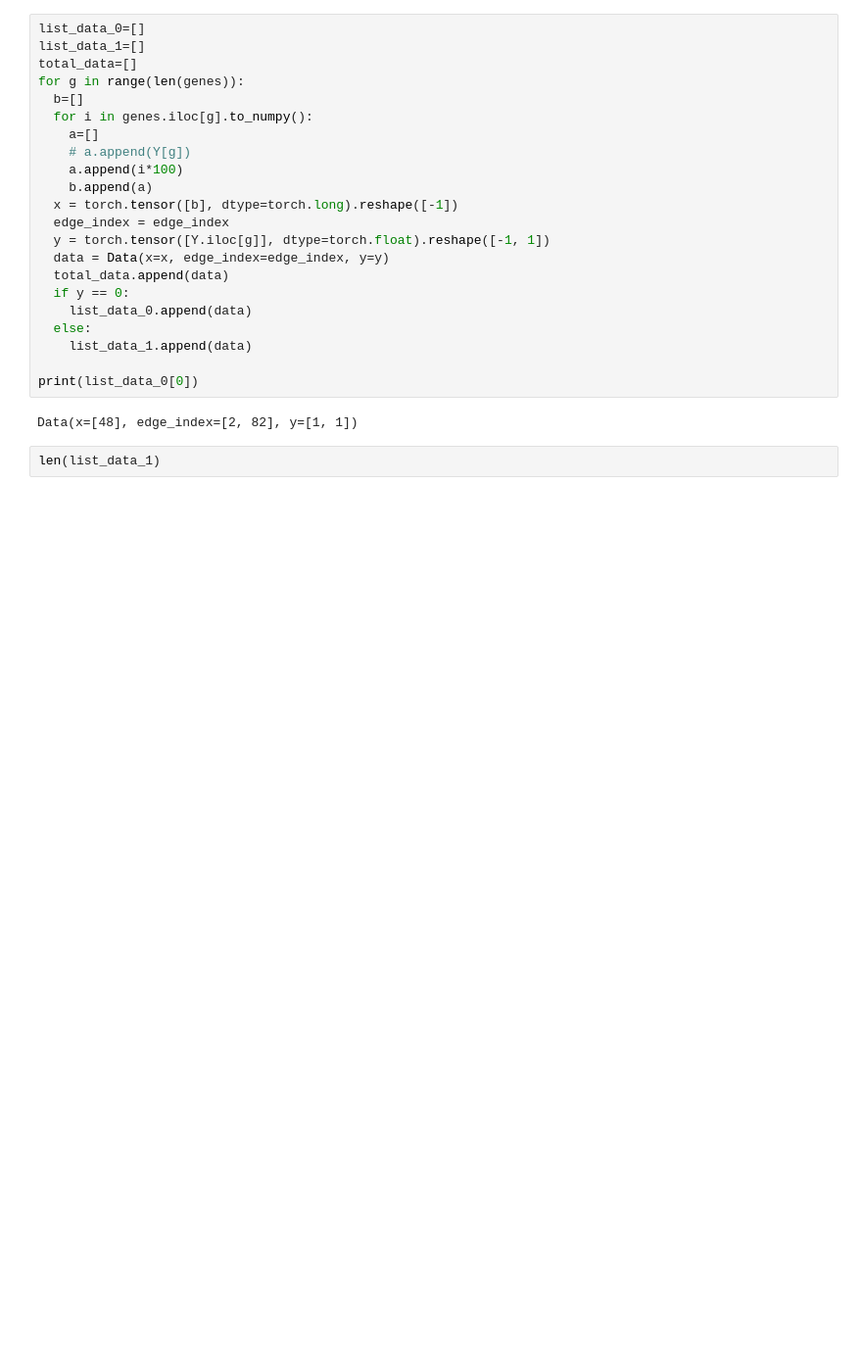
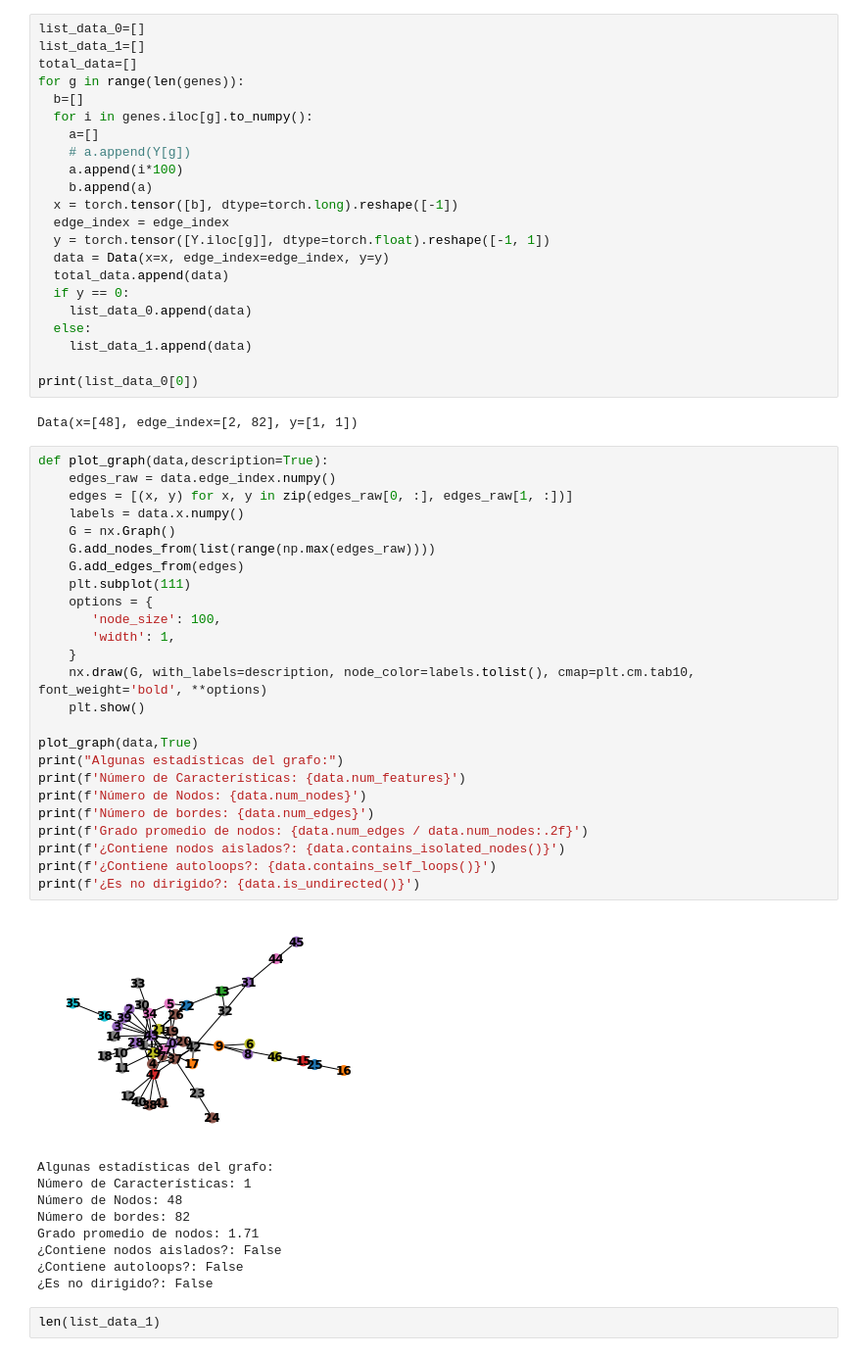
Before and after one commit to greendiscbio/ART_project, a Jupyter notebook: GNN model/Model/PPT-Ohmnet/Second big pool/mrcc_gnn_score_0.2_k-fold.ipynb, the cells around one changed output. Shown at 98% size. Drawn from its saved outputs; the diff is of its cells as text; blank space fills up the shorter version.

```diff
--- a/GNN model/Model/PPT-Ohmnet/Second big pool/mrcc_gnn_score_0.2_k-fold.ipynb
+++ b/GNN model/Model/PPT-Ohmnet/Second big pool/mrcc_gnn_score_0.2_k-fold.ipynb
@@ -160,6 +160,41 @@ for g in range(len(genes)):
 print(list_data_0[0])
 # %% [output]
 Data(x=[48], edge_index=[2, 82], y=[1, 1])
+# %%
+def plot_graph(data,description=True):
+    edges_raw = data.edge_index.numpy()
+    edges = [(x, y) for x, y in zip(edges_raw[0, :], edges_raw[1, :])]
+    labels = data.x.numpy()
+    G = nx.Graph()
+    G.add_nodes_from(list(range(np.max(edges_raw))))
+    G.add_edges_from(edges)
+    plt.subplot(111)
+    options = {
+       'node_size': 100,
+       'width': 1,
+    }
+    nx.draw(G, with_labels=description, node_color=labels.tolist(), cmap=plt.cm.tab10, font_weight='bold', **options)
+    plt.show()
+
+plot_graph(data,True)
+print("Algunas estadísticas del grafo:")
+print(f'Número de Características: {data.num_features}')
+print(f'Número de Nodos: {data.num_nodes}')
+print(f'Número de bordes: {data.num_edges}')
+print(f'Grado promedio de nodos: {data.num_edges / data.num_nodes:.2f}')
+print(f'¿Contiene nodos aislados?: {data.contains_isolated_nodes()}')
+print(f'¿Contiene autoloops?: {data.contains_self_loops()}')
+print(f'¿Es no dirigido?: {data.is_undirected()}')
+# %% [output]
+[figure, added]
+Algunas estadísticas del grafo:
+Número de Características: 1
+Número de Nodos: 48
+Número de bordes: 82
+Grado promedio de nodos: 1.71
+¿Contiene nodos aislados?: False
+¿Contiene autoloops?: False
+¿Es no dirigido?: False
 # %%
 len(list_data_1)
 # %% [output]
```
Also changed, not shown: 25 other files.
